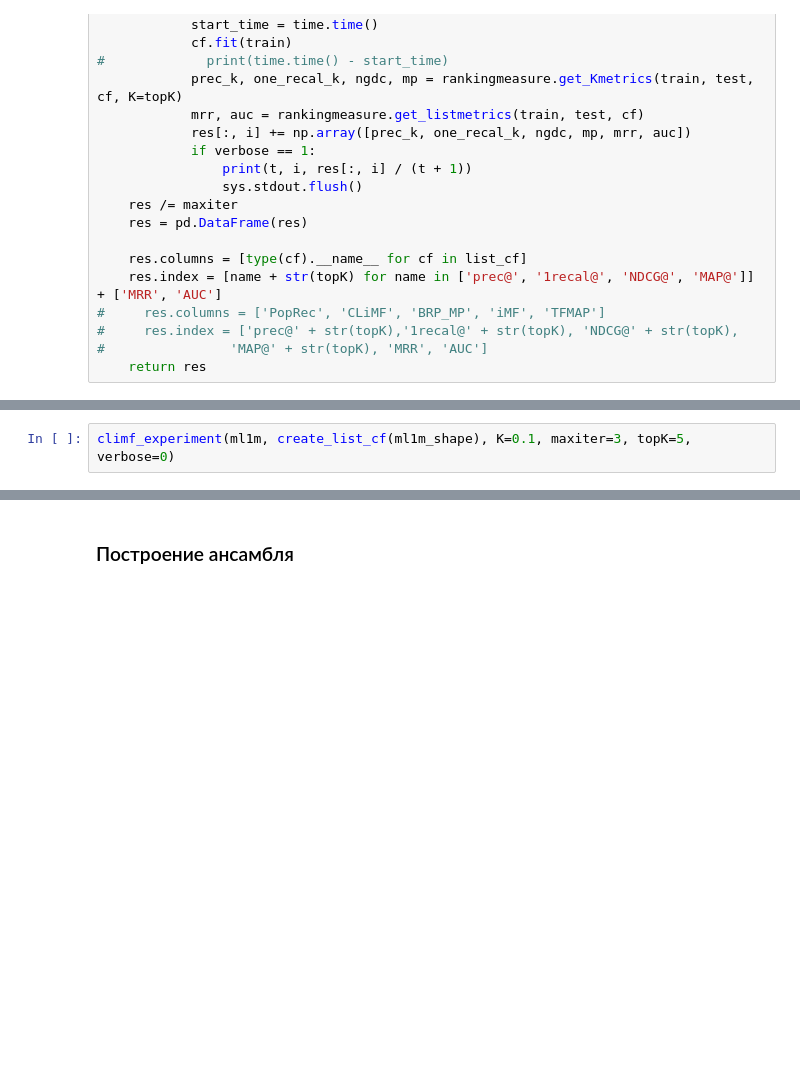
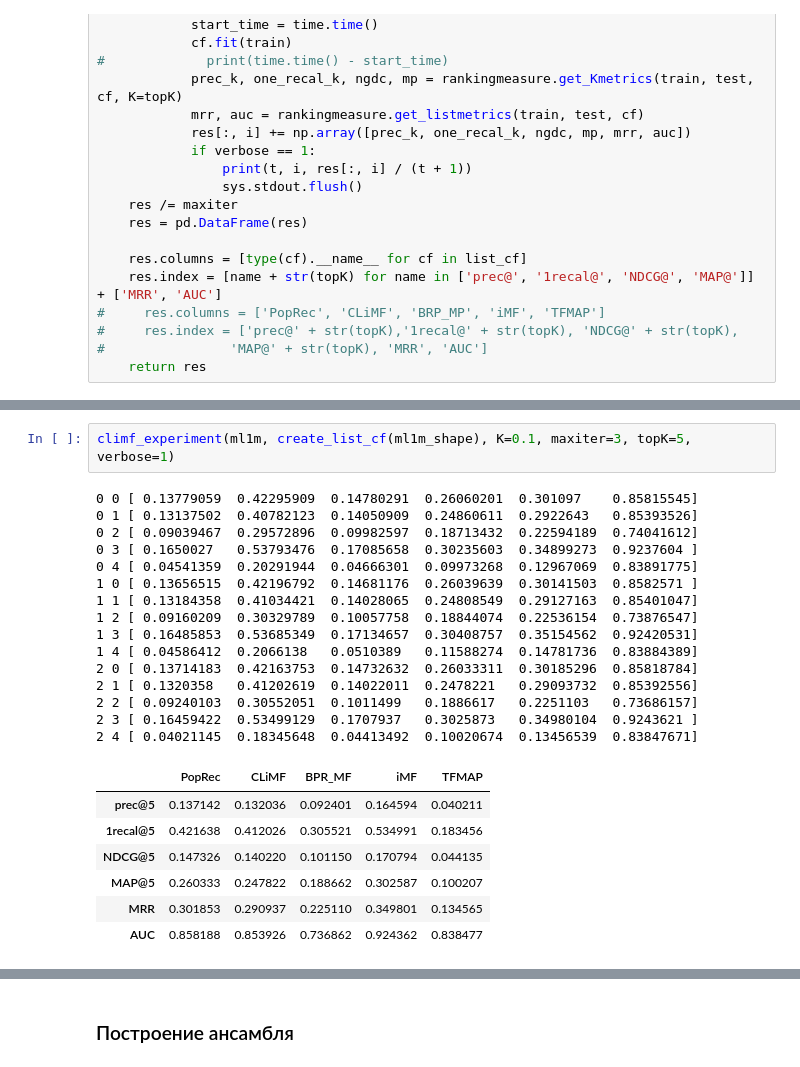
Before and after one commit to egorkudr1/diploma, a Jupyter notebook: rank_experiments_inverse.ipynb, the cells around one changed output, grey strips where cells are left out. Saved outputs shown, nothing was run; the diff lists cells and outputs as text; blank space fills up the shorter version.

Commit message:
implement inverse experiment

```diff
--- a/rank_experiments_inverse.ipynb
+++ b/rank_experiments_inverse.ipynb
@@ -132,4 +171,27 @@ climf_experiment(slashdot, create_list_cf(slashdot_shape), K=0.2, maxiter=3, top
 # %%
-climf_experiment(ml1m, create_list_cf(ml1m_shape), K=0.1, maxiter=3, topK=5, verbose=0)
+climf_experiment(ml1m, create_list_cf(ml1m_shape), K=0.1, maxiter=3, topK=5, verbose=1)
+# %% [output]
+0 0 [ 0.13779059  0.42295909  0.14780291  0.26060201  0.301097    0.85815545]
+0 1 [ 0.13137502  0.40782123  0.14050909  0.24860611  0.2922643   0.85393526]
+0 2 [ 0.09039467  0.29572896  0.09982597  0.18713432  0.22594189  0.74041612]
+0 3 [ 0.1650027   0.53793476  0.17085658  0.30235603  0.34899273  0.9237604 ]
+0 4 [ 0.04541359  0.20291944  0.04666301  0.09973268  0.12967069  0.83891775]
+1 0 [ 0.13656515  0.42196792  0.14681176  0.26039639  0.30141503  0.8582571 ]
+1 1 [ 0.13184358  0.41034421  0.14028065  0.24808549  0.29127163  0.85401047]
+1 2 [ 0.09160209  0.30329789  0.10057758  0.18844074  0.22536154  0.73876547]
+1 3 [ 0.16485853  0.53685349  0.17134657  0.30408757  0.35154562  0.92420531]
+1 4 [ 0.04586412  0.2066138   0.0510389   0.11588274  0.14781736  0.83884389]
+2 0 [ 0.13714183  0.42163753  0.14732632  0.26033311  0.30185296  0.85818784]
+2 1 [ 0.1320358   0.41202619  0.14022011  0.2478221   0.29093732  0.85392556]
+2 2 [ 0.09240103  0.30552051  0.1011499   0.1886617   0.2251103   0.73686157]
+2 3 [ 0.16459422  0.53499129  0.1707937   0.3025873   0.34980104  0.9243621 ]
+2 4 [ 0.04021145  0.18345648  0.04413492  0.10020674  0.13456539  0.83847671]
+|  | PopRec | CLiMF | BPR_MF | iMF | TFMAP |
+| prec@5 | 0.137142 | 0.132036 | 0.092401 | 0.164594 | 0.040211 |
+| 1recal@5 | 0.421638 | 0.412026 | 0.305521 | 0.534991 | 0.183456 |
+| NDCG@5 | 0.147326 | 0.140220 | 0.101150 | 0.170794 | 0.044135 |
+| MAP@5 | 0.260333 | 0.247822 | 0.188662 | 0.302587 | 0.100207 |
+| MRR | 0.301853 | 0.290937 | 0.225110 | 0.349801 | 0.134565 |
+| AUC | 0.858188 | 0.853926 | 0.736862 | 0.924362 | 0.838477 |
 # %%
 climf_experiment(ml1m, create_list_cf(ml1m_shape), K=0.2, maxiter=3, topK=5, verbose=0)
```
Also changed, not shown: parts of 114 cells of this notebook, 6 other files.
